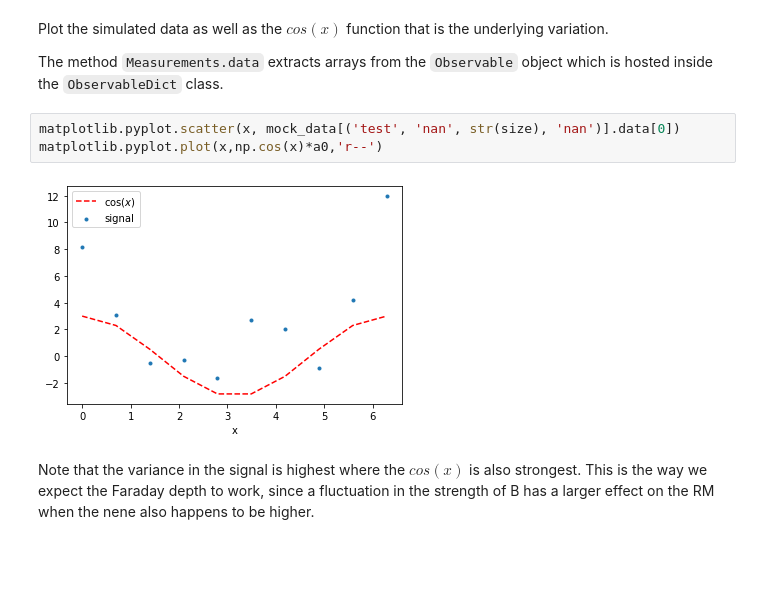
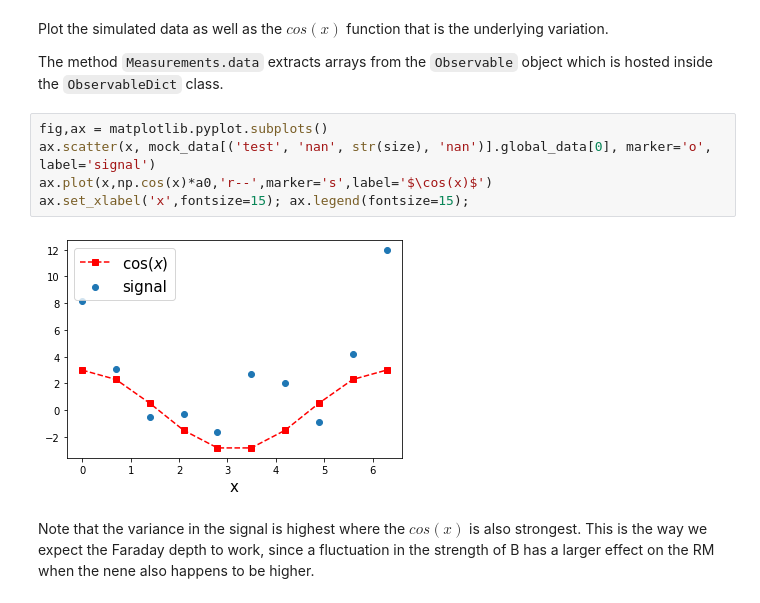
Before and after one commit to IMAGINE-Consortium/imagine, a Jupyter notebook: tutorials/tutorial_one.ipynb, the cells around one changed output. Drawn from its saved outputs; the diff is of its cells as text; blank space fills up the shorter version.

```diff
--- a/tutorials/tutorial_one.ipynb
+++ b/tutorials/tutorial_one.ipynb
@@ -90,10 +86,12 @@ Plot the simulated data as well as the $cos(x)$ function that is the underlying
 
 The method `Measurements.data` extracts arrays from the `Observable` object which is hosted inside the `ObservableDict` class.
 # %%
-matplotlib.pyplot.scatter(x, mock_data[('test', 'nan', str(size), 'nan')].data[0])
-matplotlib.pyplot.plot(x,np.cos(x)*a0,'r--')
+fig,ax = matplotlib.pyplot.subplots()
+ax.scatter(x, mock_data[('test', 'nan', str(size), 'nan')].global_data[0], marker='o', label='signal')
+ax.plot(x,np.cos(x)*a0,'r--',marker='s',label='$\cos(x)$')
+ax.set_xlabel('x',fontsize=15); ax.legend(fontsize=15);
 # %% [output]
-[figure, old version]
+[figure, new version]
 # %% [markdown]
 Note that the variance in the signal is highest where the $cos(x)$ is also strongest. This is the way we expect the Faraday depth to work, since a fluctuation in the strength of B has a larger effect on the RM when the nene also happens to be higher.
 # %% [markdown]
```
Also changed, not shown: parts of 4 cells of this notebook, 8 other files.
